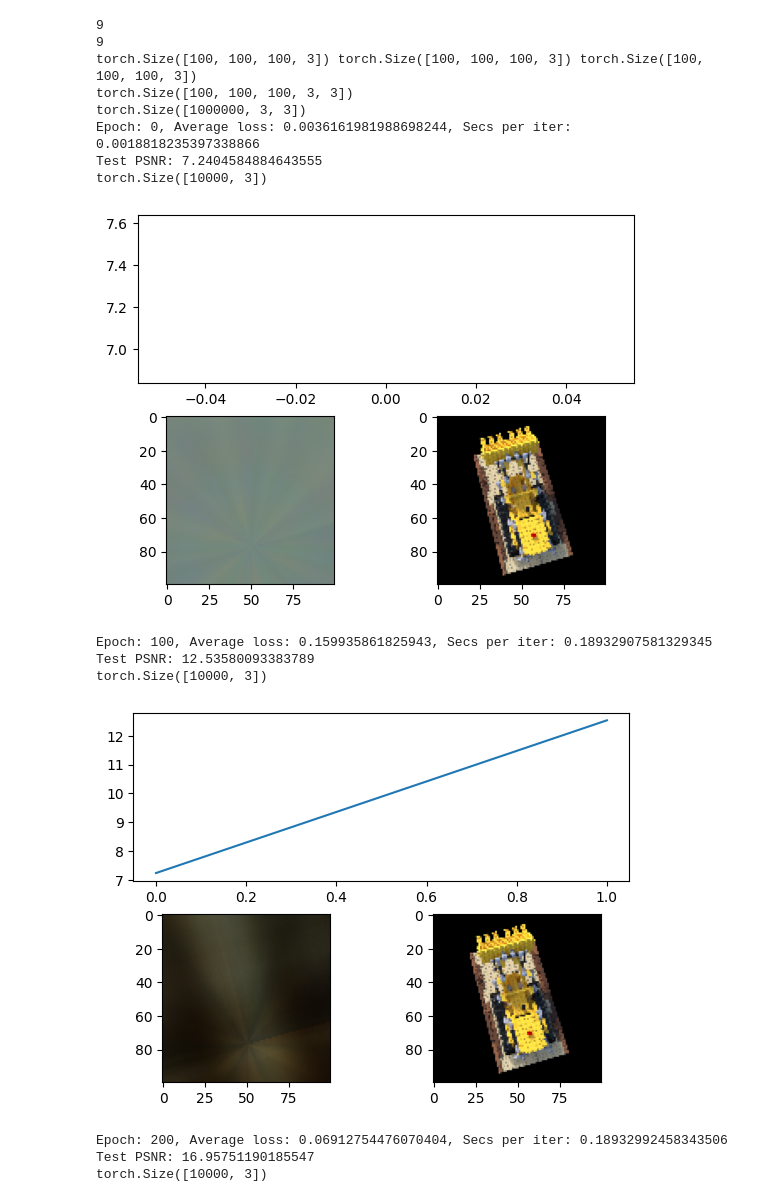
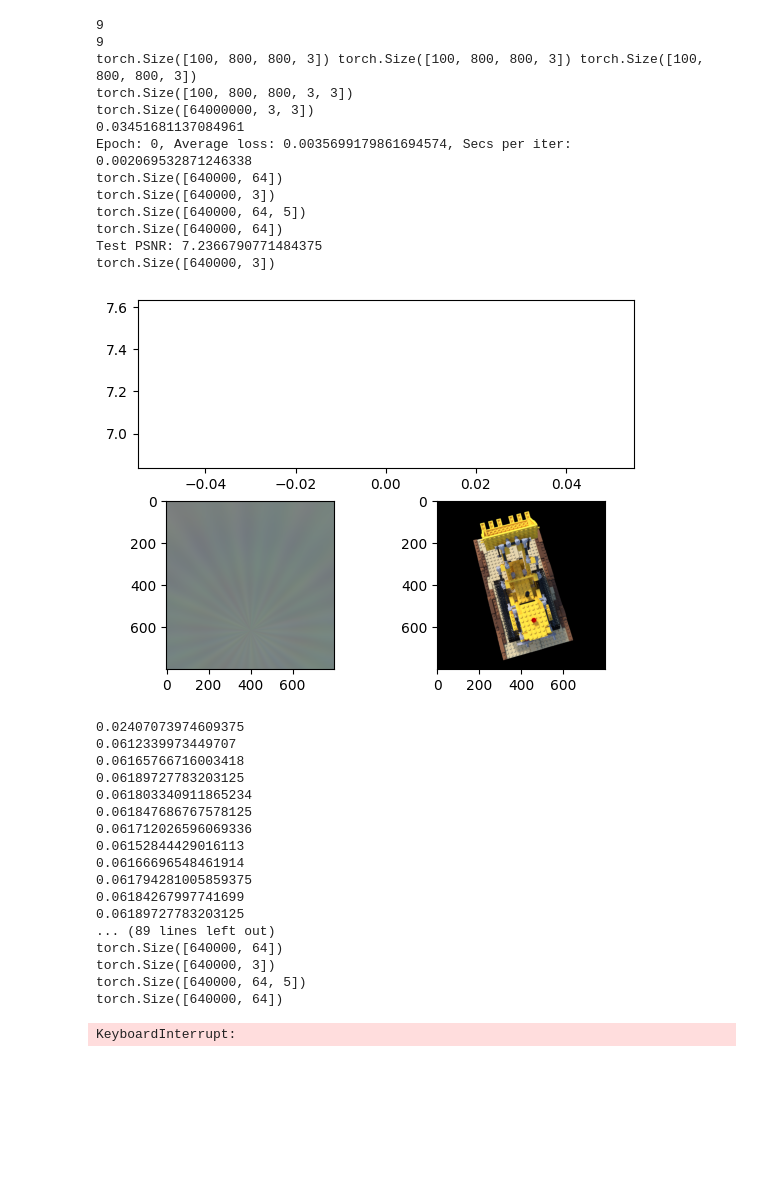
Before and after one commit to Igzi/NeRF-from-scratch, a Jupyter notebook: nerf.ipynb, the cells around one changed output. Saved outputs shown, nothing was run; the diff lists cells and outputs as text; code cells hidden in the pictures; blank space fills up the shorter version.

```diff
--- a/nerf.ipynb
+++ b/nerf.ipynb
@@ -40,8 +40,8 @@ import imageio.v3 as iio
 test_img = "nerf_synthetic/lego/val/r_0.png"
 test_img = iio.imread(test_img)[:,:,:3]
 test_img = torch.tensor(test_img)
-test_img = torch.nn.functional.interpolate(test_img[None,...].permute(
-            0, 3, 1, 2), (100, 100), mode='bilinear', align_corners=False).permute(0, 2, 3, 1)[0]
+# test_img = torch.nn.functional.interpolate(test_img[None,...].permute(
+#             0, 3, 1, 2), (100, 100), mode='bilinear', align_corners=False).permute(0, 2, 3, 1)[0]
 test_img = test_img/255
 
 test_pose = torch.tensor([
@@ -54,44 +54,60 @@ test_pose = torch.tensor([
                 [
                     0.26603081822395325,
                     -0.9462433457374573,
                     0.18398693203926086,
                     0.7416750192642212
                 ],
                 [
                     7.450580596923828e-09,
                     0.1908649355173111,
                     0.9816163182258606,
                     3.957021951675415
                 ],
                 [
                     0.0,
                     0.0,
                     0.0,
                     1.0
                 ]
             ])
 
 model_sparse = Nerf(config['model']['L_xyz'],config['model']['L_dir'])
 model_sparse.to(device)
 model_fine = Nerf(config['model']['L_xyz'],config['model']['L_dir'])
 model_fine.to(device)
 model = (model_sparse, model_fine)
 trainer = TrainerNerf(model, device, images, cameras, renderer, config['trainer'])
 trainer.train(test_img[None,...], test_pose[None,...], focal)
 # %% [output]
 9
 9
-torch.Size([100, 100, 100, 3]) torch.Size([100, 100, 100, 3]) torch.Size([100, 100, 100, 3])
-torch.Size([100, 100, 100, 3, 3])
-torch.Size([1000000, 3, 3])
-Epoch: 0, Average loss: 0.0036161981988698244, Secs per iter: 0.0018818235397338866
-Test PSNR: 7.2404584884643555
-torch.Size([10000, 3])
+torch.Size([100, 800, 800, 3]) torch.Size([100, 800, 800, 3]) torch.Size([100, 800, 800, 3])
+torch.Size([100, 800, 800, 3, 3])
+torch.Size([64000000, 3, 3])
+0.03451681137084961
+Epoch: 0, Average loss: 0.0035699179861694574, Secs per iter: 0.002069532871246338
+torch.Size([640000, 64])
+torch.Size([640000, 3])
+torch.Size([640000, 64, 5])
+torch.Size([640000, 64])
+Test PSNR: 7.2366790771484375
+torch.Size([640000, 3])
-[figure, old version]
+[figure, new version]
-Epoch: 100, Average loss: 0.159935861825943, Secs per iter: 0.18932907581329345
-Test PSNR: 12.53580093383789
-torch.Size([10000, 3])
+0.02407073974609375
+0.0612339973449707
+0.06165766716003418
+0.06189727783203125
+0.061803340911865234
+0.061847686767578125
+0.061712026596069336
+0.06152844429016113
+0.06166696548461914
+0.061794281005859375
+0.06184267997741699
+0.06189727783203125
+... (89 lines left out)
+torch.Size([640000, 64])
+torch.Size([640000, 3])
+torch.Size([640000, 64, 5])
+torch.Size([640000, 64])
-[figure, removed]
-Epoch: 200, Average loss: 0.06912754476070404, Secs per iter: 0.18932992458343506
-Test PSNR: 16.95751190185547
-torch.Size([10000, 3])
+KeyboardInterrupt:
```
Also changed, not shown: parts of 2 cells of this notebook, 5 other files.
